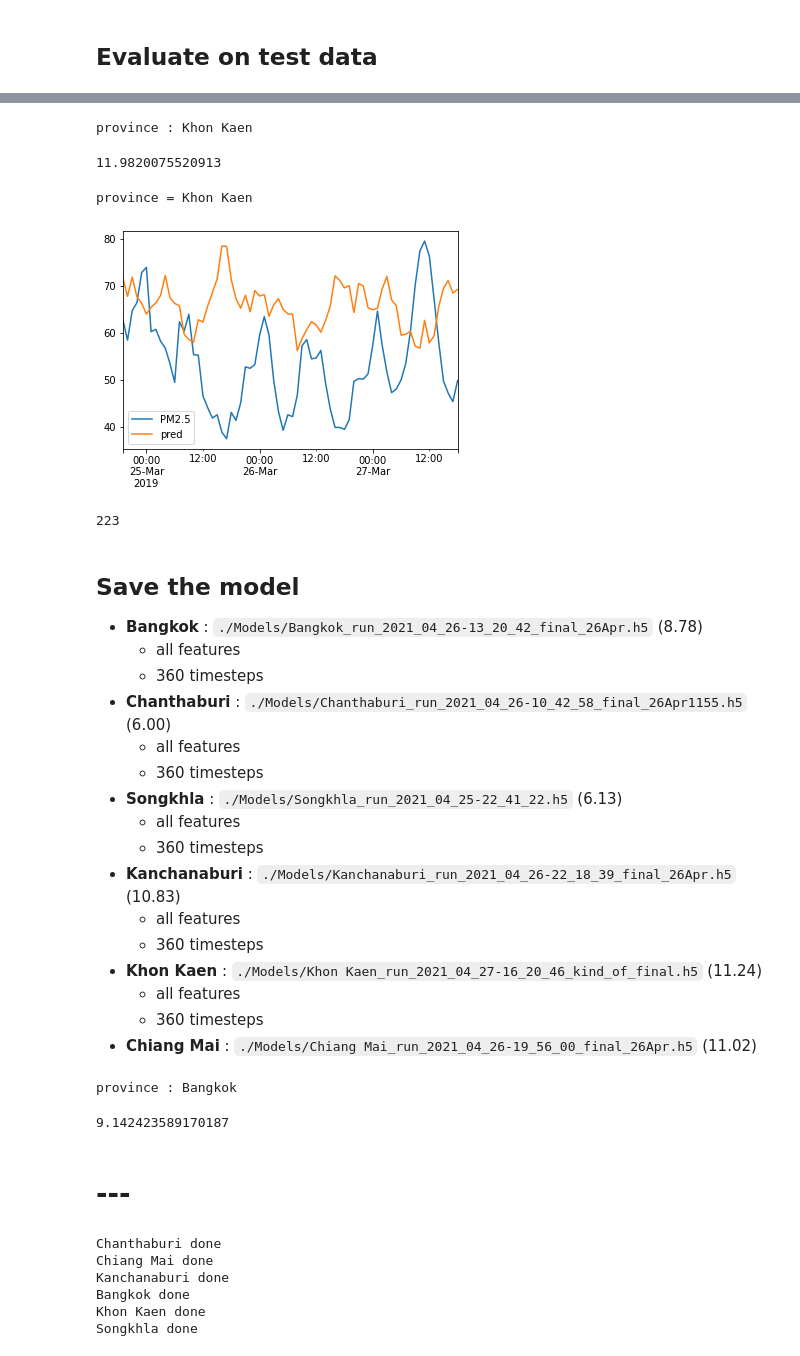
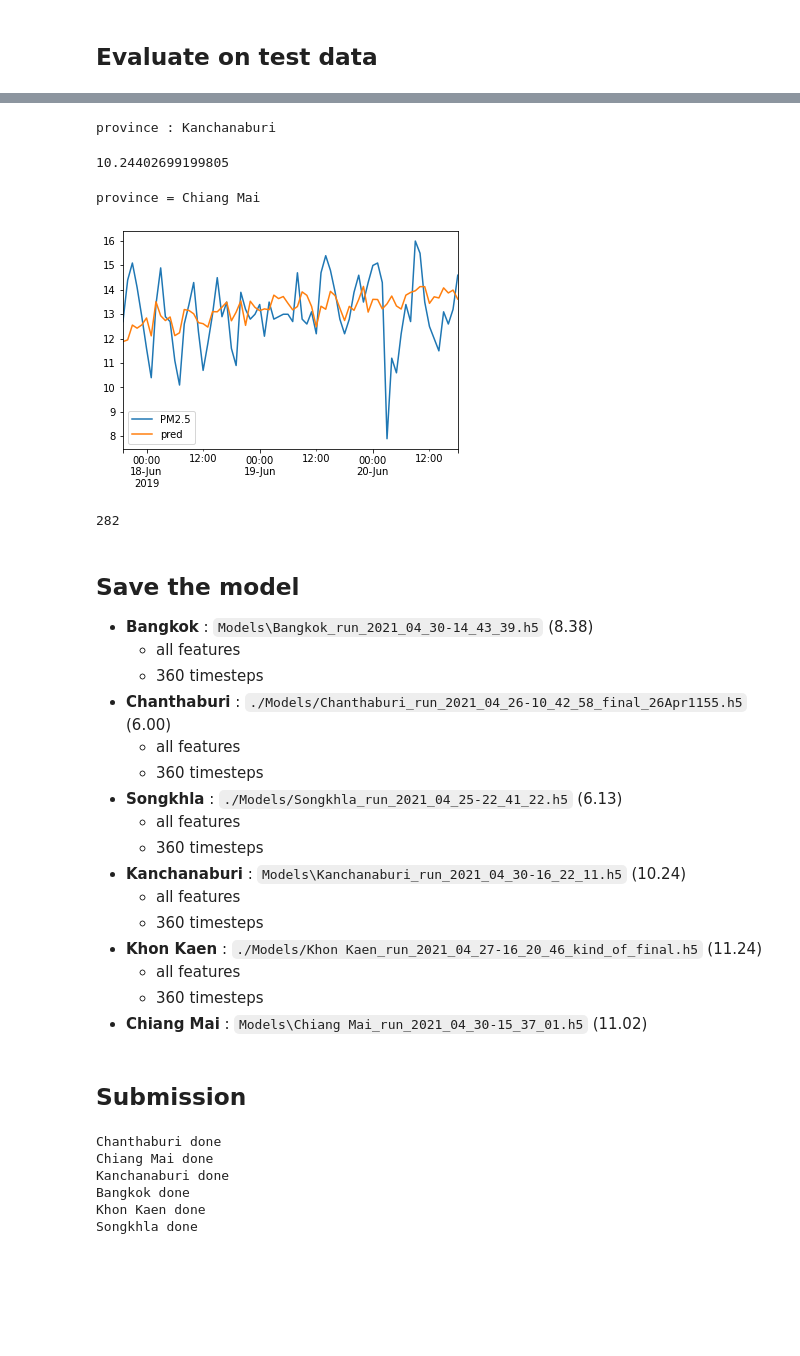
Before and after one commit to samsatp/PM25-DataScience-TermProject, a Jupyter notebook: 5. models_playground.ipynb, the cells around one changed output, grey strips where cells are left out. Drawn from its saved outputs; the diff is of its cells as text; code cells hidden in the pictures; blank space fills up the shorter version.

Commit message:
new couple models

```diff
--- a/5. models_playground.ipynb
+++ b/5. models_playground.ipynb
@@ -139,7 +137,7 @@ print(f"timesteps : {timesteps}")
 # %% [output]
 timesteps : 360
 # %%
-province = 'Khon Kaen'
+province = 'Kanchanaburi'
 x_feed, y_feed = x_[province]['Train'], y_[province]['Train']
 x_eval, y_eval = x_[province]['Test'], y_[province]['Test']
 
@@ -161,9 +159,10 @@ n_features = len(feature_used)
 # define model
 model = Sequential([
     LSTM(100, input_shape=(timesteps, n_features), return_sequences=True),
+    Dropout(rate=0.2),
+    LSTM(50),
     Dropout(rate=0.1),
-    LSTM(60),
-    Dropout(rate=0.1),
+    Dense(18, activation='relu'),
     Dense(72, activation='linear')
 ])
 # %%
@@ -181,7 +180,7 @@ early_stop = tf.keras.callbacks.EarlyStopping(monitor='val_loss', min_delta=0.00
 nan_stop = tf.keras.callbacks.TerminateOnNaN()
 
 history = model.fit(x_feed, y_feed, validation_data=(x_eval, y_eval),
-                    epochs=5, batch_size=32,
+                    epochs=50, batch_size=32,
                     callbacks=[tensorboard_cb, early_stop, nan_stop])
 
 # tensorboard --logdir=.\my_logs --port=6006
@@ -217,19 +228,19 @@ for i in range(len(pred)):
     rmse.append(np.sqrt(mse(p, y_t)))
 np.mean(rmse)
 # %% [output]
-province : Khon Kaen
+province : Kanchanaburi
-11.9820075520913
+10.24402699199805
 # %%
-i = 21
+i = 282
 print('province =',province)
 h = y_train_scalers[province].inverse_transform(pred[i].numpy().reshape((-1,1)))
 k = Y_test[province][i].copy()
 k['pred'] = h
 k.plot();
 # %% [output]
-province = Khon Kaen
+province = Chiang Mai
-[figure, old version]
+[figure, new version]
 # %%
 np.argmin(rmse)
 # %% [output]
-223
+282
@@ -236,6 +249,6 @@ np.argmin(rmse)
 # %% [markdown]
 ## Save the model
-- **Bangkok** : `./Models/Bangkok_run_2021_04_26-13_20_42_final_26Apr.h5` (8.78)
+- **Bangkok** : `Models\Bangkok_run_2021_04_30-14_43_39.h5` (8.38)
     - all features
     - 360 timesteps
 - **Chanthaburi** : `./Models/Chanthaburi_run_2021_04_26-10_42_58_final_26Apr1155.h5` (6.00)
@@ -244,36 +257,13 @@ np.argmin(rmse)
 - **Songkhla** : `./Models/Songkhla_run_2021_04_25-22_41_22.h5` (6.13)
     - all features
     - 360 timesteps
-- **Kanchanaburi** : `./Models/Kanchanaburi_run_2021_04_26-22_18_39_final_26Apr.h5` (10.83)
+- **Kanchanaburi** : `Models\Kanchanaburi_run_2021_04_30-16_22_11.h5` (10.24)
     - all features
     - 360 timesteps
 - **Khon Kaen** : `./Models/Khon Kaen_run_2021_04_27-16_20_46_kind_of_final.h5` (11.24)
     - all features
     - 360 timesteps
-- **Chiang Mai** : `./Models/Chiang Mai_run_2021_04_26-19_56_00_final_26Apr.h5` (11.02)
+- **Chiang Mai** : `Models\Chiang Mai_run_2021_04_30-15_37_01.h5` (11.02)
-# %%
-'''
-import tensorflow as tf
-from sklearn.metrics import mean_squared_error as mse
-
-province = "Bangkok"
-model = tf.keras.models.load_model("./Models/Chiang Mai_run_2021_04_26-19_56_00_final_26Apr.h5")
-
-x_eval = x_[province]['Test']
-
-pred = model(x_eval)
-rmse = []
-print('province :', province)
-
-for i in range(len(pred)):
-    p = y_train_scalers[province].inverse_transform(pred[i].numpy().reshape((-1,1)))
-    y_t = Y_test[province][i].values
-    rmse.append(np.sqrt(mse(p, y_t)))
-np.mean(rmse)
-'''
-# %% [output]
-province : Bangkok
-9.142423589170187
 # %% [markdown]
-# ---
+## Submission
 # %%
```
Also changed, not shown: parts of 8 cells of this notebook, 10 other files.
